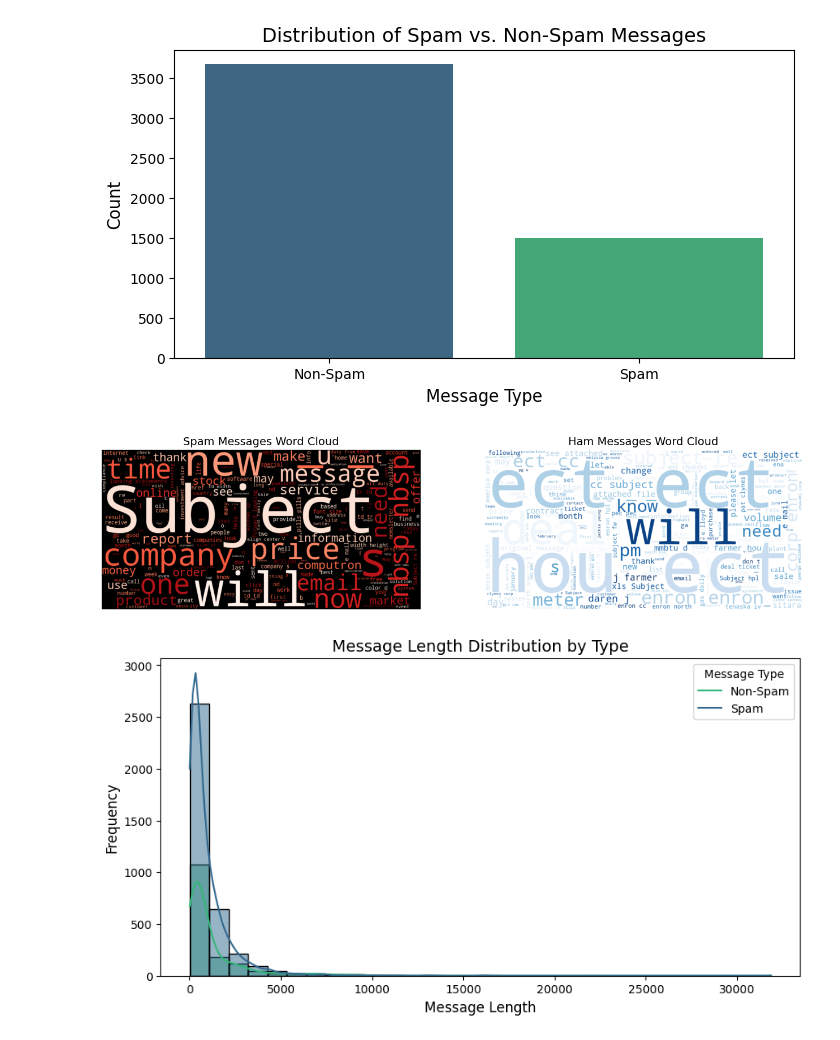
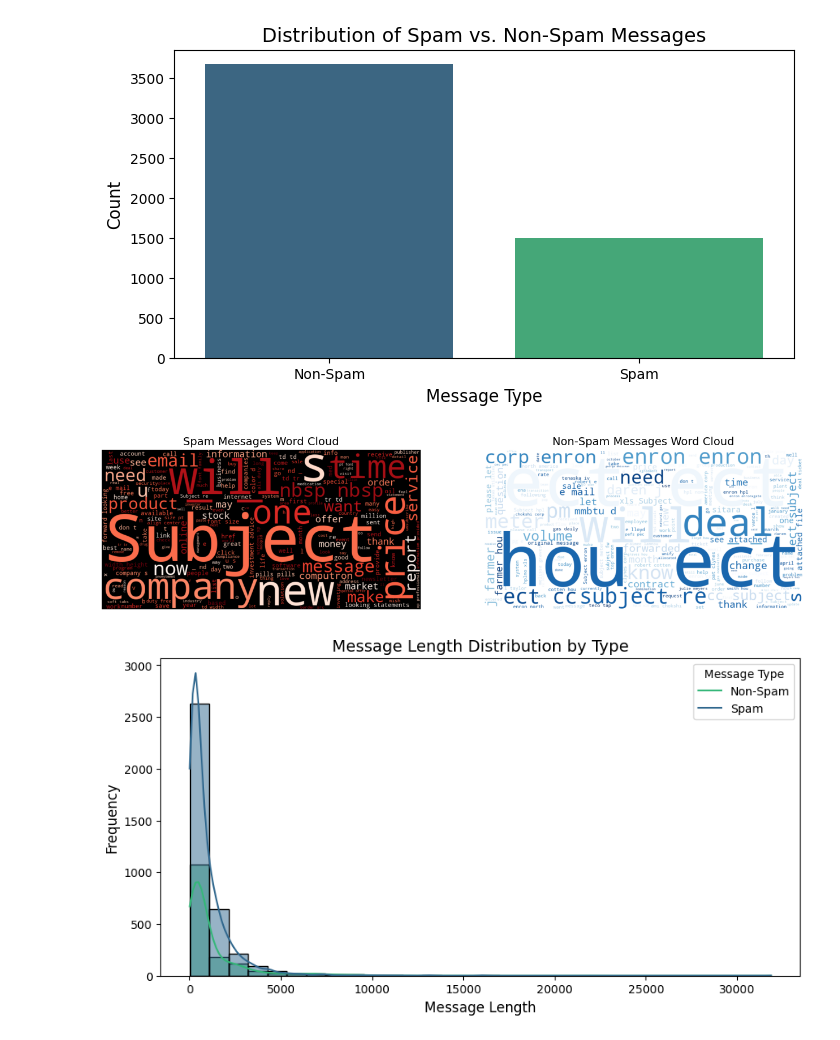
Before and after one commit to azuhayer/Spam-Message-Classifier, a Jupyter notebook: Spam_Classifier.ipynb, the cells around one changed output. Saved outputs shown, nothing was run; the diff lists cells and outputs as text; code cells hidden in the pictures.

```diff
--- a/Spam_Classifier.ipynb
+++ b/Spam_Classifier.ipynb
@@ -111,36 +111,35 @@ Passing `palette` without assigning `hue` is deprecated and will be removed in v
 [figure]
 # %%
 # Using wordcloud to visualize he most common words in spam and non-spam messages
-
 spam_messages = " ".join(df[df['label'] == 'spam']['text'])  # Filtering spam messages
 spam_wordcloud = WordCloud(
     width=800, height=400, background_color='black', colormap='Reds'
 ).generate(spam_messages)
 
 # Generate Word Cloud for Ham (Non-Spam) Messages
 nonspam_messages = " ".join(df[df['label'] == 'ham']['text'])  # Filtering non spam messages
 nonspam_wordcloud = WordCloud(
     width=800, height=400, background_color='white', colormap='Blues'
 ).generate(nonspam_messages)
 
 # Plot the Word Clouds
 plt.figure(figsize=(16, 8))
 
 # Spam Word Cloud
 plt.subplot(1, 2, 1)
 plt.imshow(spam_wordcloud, interpolation='bilinear')
 plt.title("Spam Messages Word Cloud", fontsize=14)
 plt.axis("off")
 
 # Ham Word Cloud
 plt.subplot(1, 2, 2)
 plt.imshow(nonspam_wordcloud, interpolation='bilinear')
-plt.title("Ham Messages Word Cloud", fontsize=14)
+plt.title("Non-Spam Messages Word Cloud", fontsize=14)
 plt.axis("off")
 
 plt.show()
 # %% [output]
-[figure, old version]
+[figure, new version]
 # %%
 # Now analyze the lengths of messages for spam and non-spam messages using a histogram
 df['message_length'] = df['text'].apply(len)
```
Also changed, not shown: parts of 1 cell of this notebook.
